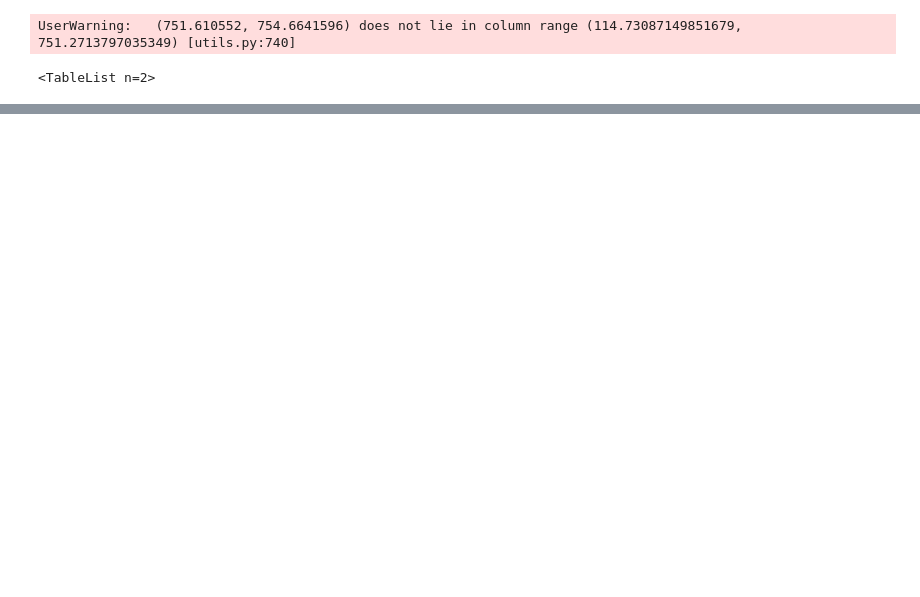
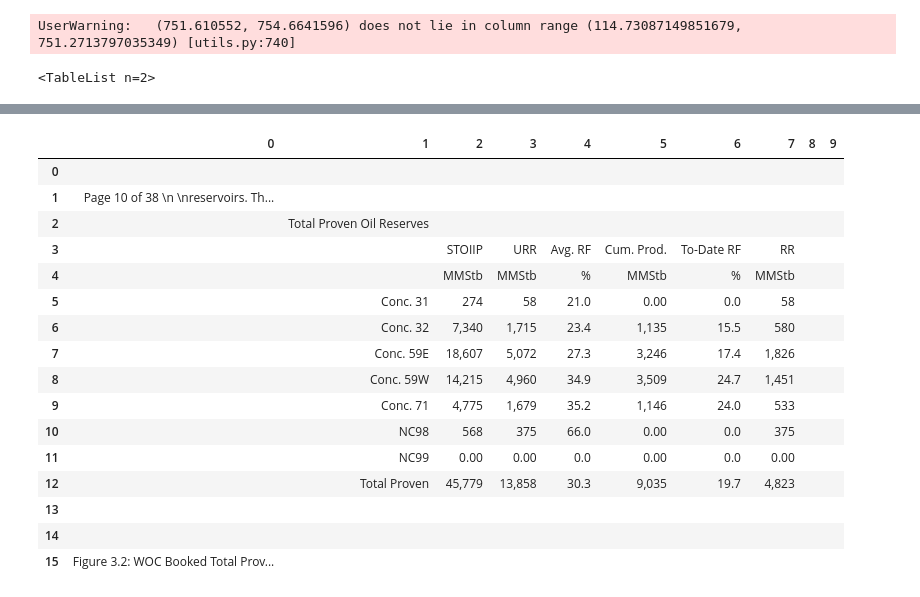
Before and after one commit to vadimsavenkov/Scrap_Pdf_Table, a Jupyter notebook: Scrap_Table_Pdf.ipynb, the cells around one changed output, grey strips where cells are left out. Cells and saved outputs as stored; diff of their text form; code cells hidden in the pictures; blank space fills up the shorter version.

```diff
--- a/Scrap_Table_Pdf.ipynb
+++ b/Scrap_Table_Pdf.ipynb
@@ -118,0 +151,3 @@ file_name4.save()
+# %%
+pdf_p10 = cam.read_pdf("Waha MP Phase 1 Final Report.pdf", pages = "10")
+pdf_p10
@@ -118,0 +157,21 @@ file_name4.save()
+# %%
+table6 = pdf_p10[1].df
+table6
+# %% [output]
+|  | 0 | 1 | 2 | 3 | 4 | 5 | 6 | 7 | 8 | 9 |
+| 0 |  |  |  |  |  |  |  |  |  |  |
+| 1 | Page 10 of 38 \n \nreservoirs. Th... |  |  |  |  |  |  |  |  |  |
+| 2 |  | Total Proven Oil Reserves |  |  |  |  |  |  |  |  |
+| 3 |  |  | STOIIP | URR | Avg. RF | Cum. Prod. | To-Date RF | RR |  |  |
+| 4 |  |  | MMStb | MMStb | % | MMStb | % | MMStb |  |  |
+| 5 |  | Conc. 31 | 274 | 58 | 21.0 | 0.00 | 0.0 | 58 |  |  |
+| 6 |  | Conc. 32 | 7,340 | 1,715 | 23.4 | 1,135 | 15.5 | 580 |  |  |
+| 7 |  | Conc. 59E | 18,607 | 5,072 | 27.3 | 3,246 | 17.4 | 1,826 |  |  |
+| 8 |  | Conc. 59W | 14,215 | 4,960 | 34.9 | 3,509 | 24.7 | 1,451 |  |  |
+| 9 |  | Conc. 71 | 4,775 | 1,679 | 35.2 | 1,146 | 24.0 | 533 |  |  |
+| 10 |  | NC98 | 568 | 375 | 66.0 | 0.00 | 0.0 | 375 |  |  |
+| 11 |  | NC99 | 0.00 | 0.00 | 0.0 | 0.00 | 0.0 | 0.00 |  |  |
+| 12 |  | Total Proven | 45,779 | 13,858 | 30.3 | 9,035 | 19.7 | 4,823 |  |  |
+| 13 |  |  |  |  |  |  |  |  |  |  |
+| 14 |  |  |  |  |  |  |  |  |  |  |
+| 15 | Figure 3.2: WOC Booked Total Prov... |  |  |  |  |  |  |  |  |  |
```
Also changed, not shown: parts of 20 cells of this notebook.
